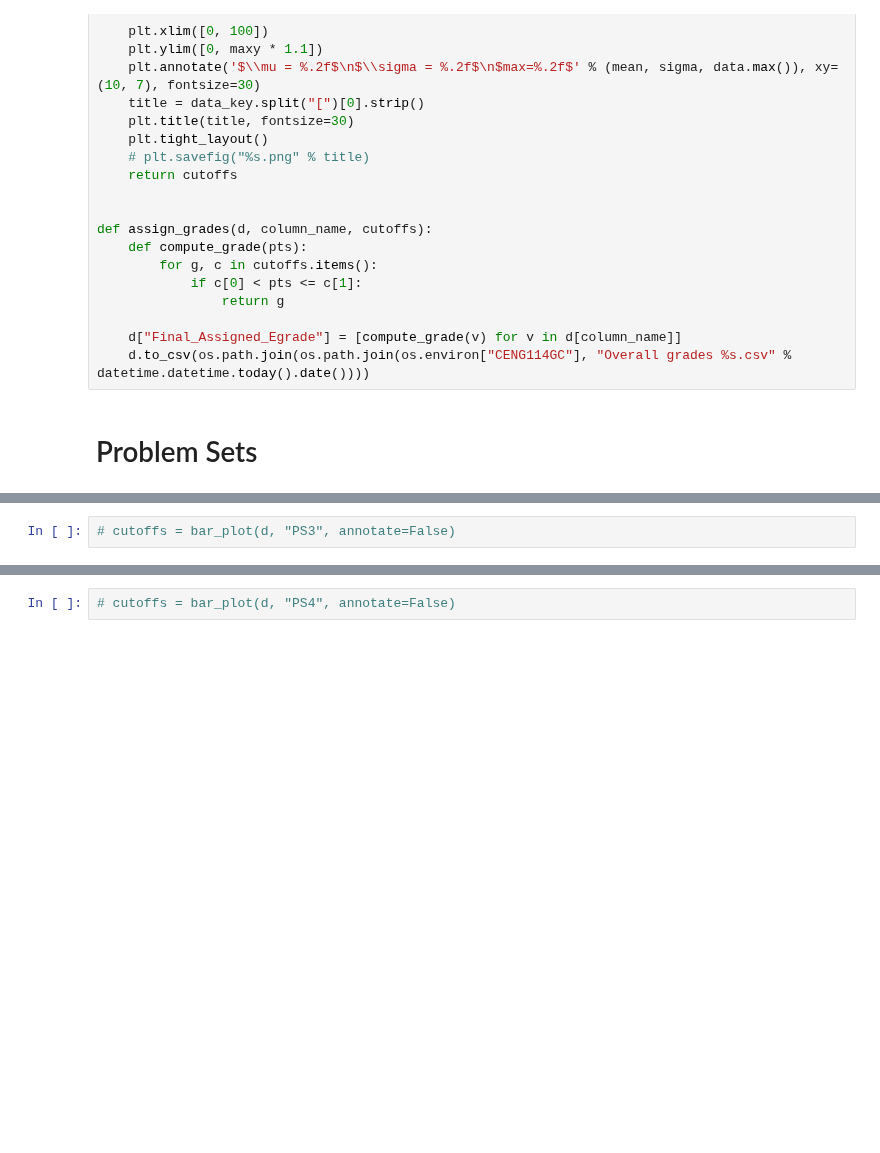
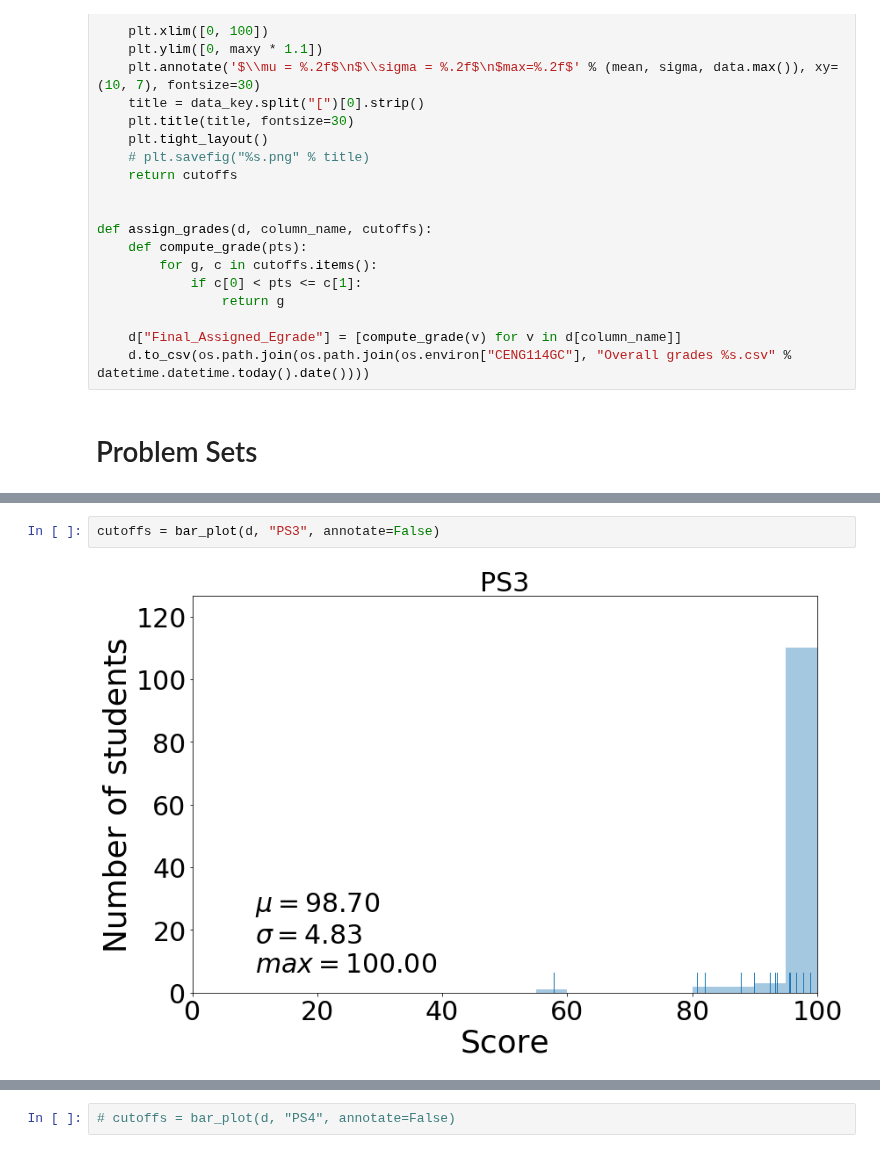
Before and after one commit to materialsvirtuallab/ceng114, a Jupyter notebook: grades/statsw2018.ipynb, the cells around one changed output, grey strips where cells are left out. Saved outputs shown, nothing was run; the diff lists cells and outputs as text; blank space fills up the shorter version.

```diff
--- a/grades/statsw2018.ipynb
+++ b/grades/statsw2018.ipynb
@@ -160,2 +166,4 @@ cutoffs = bar_plot(d, "CS1", annotate=False)
 # %%
-# cutoffs = bar_plot(d, "PS3", annotate=False)
+cutoffs = bar_plot(d, "PS3", annotate=False)
+# %% [output]
+[figure, added]
```
Also changed, not shown: parts of 8 cells of this notebook.
